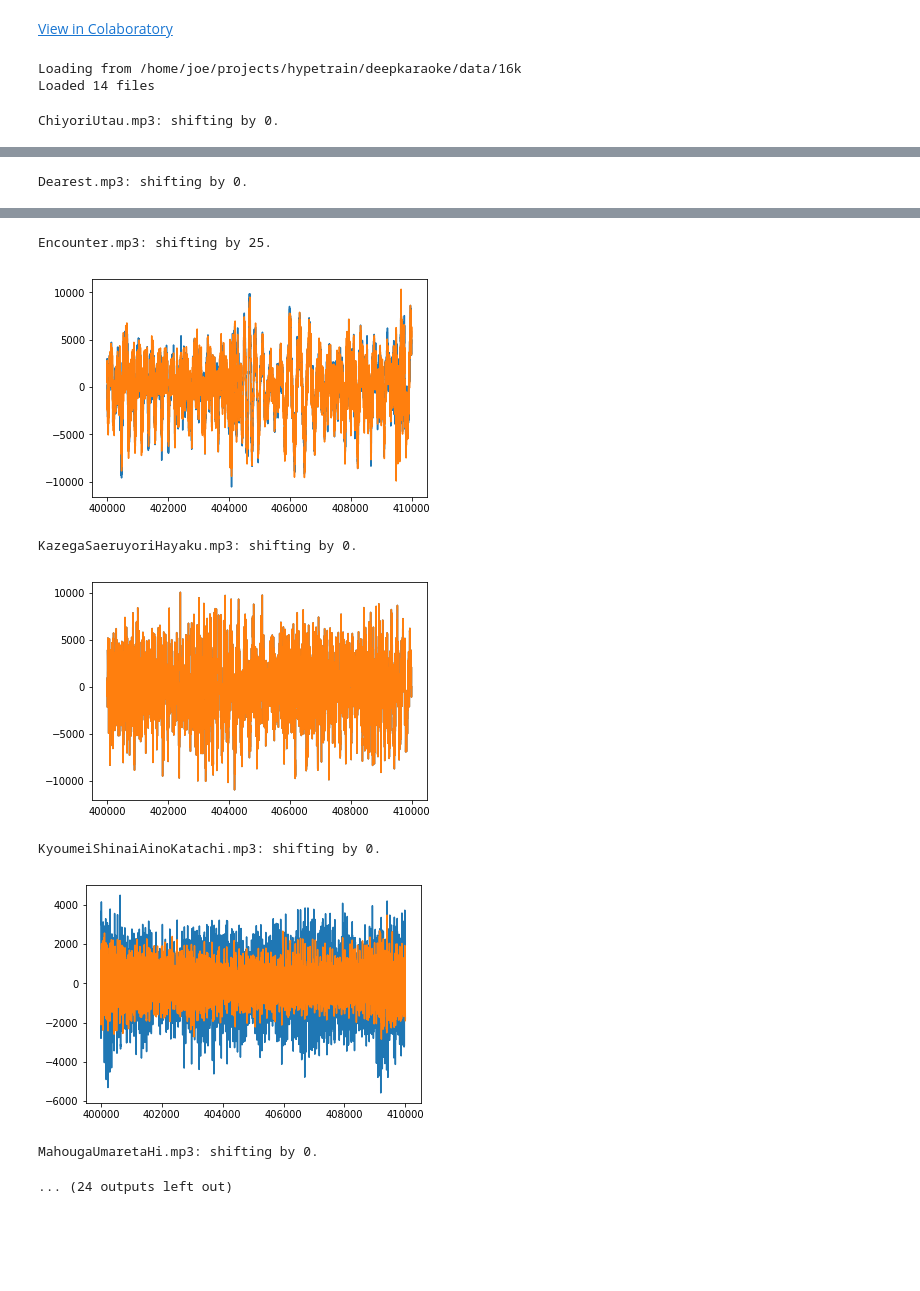
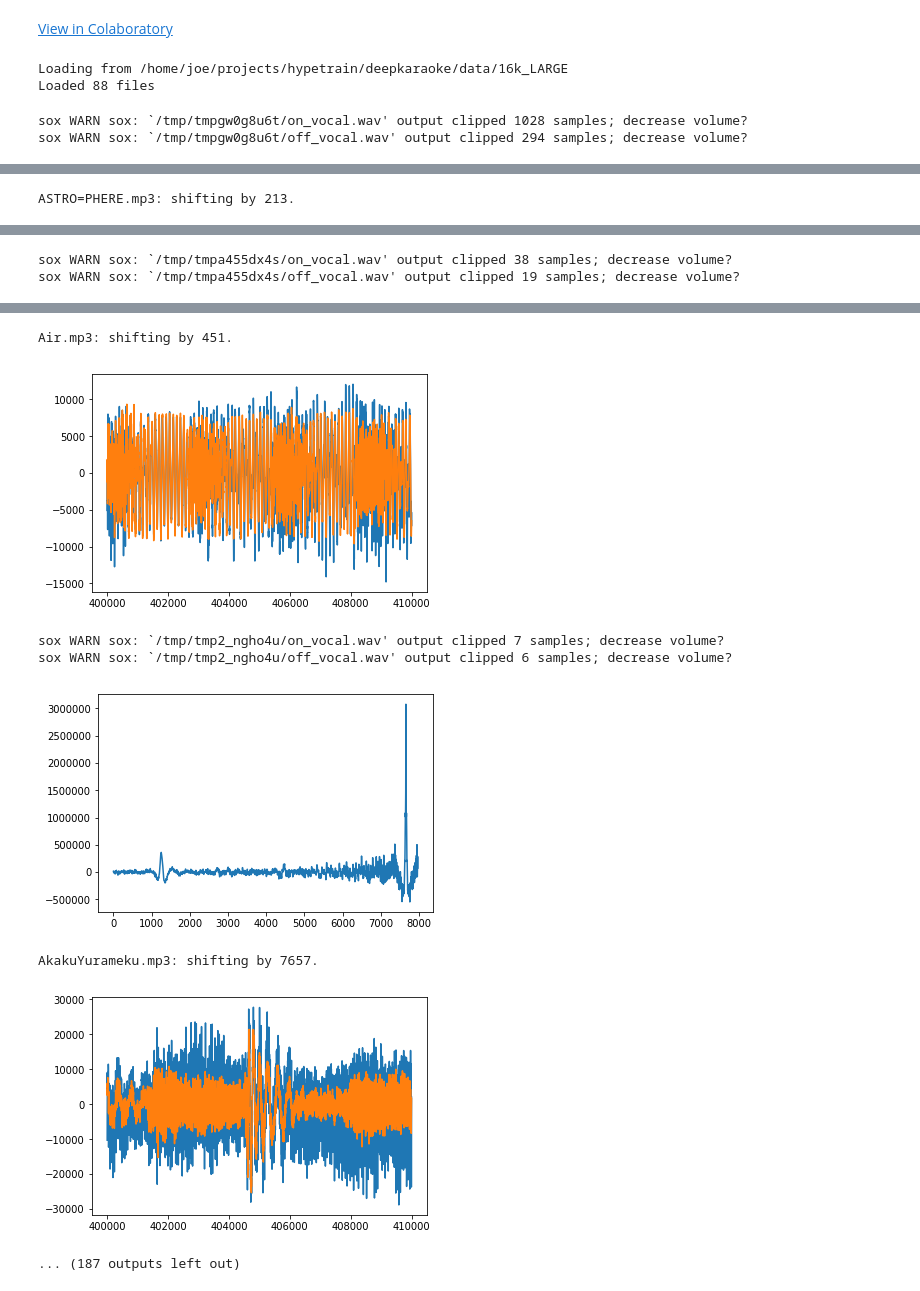
Before and after one commit to hypetrainai/hypetrain, a Jupyter notebook: deepkaraoke/karaoke_mp3_preprocess.ipynb, the cells around one changed output, grey strips where cells are left out. Drawn from its saved outputs; the diff is of its cells as text; code cells hidden in the pictures; blank space fills up the shorter version.

```diff
--- a/deepkaraoke/karaoke_mp3_preprocess.ipynb
+++ b/deepkaraoke/karaoke_mp3_preprocess.ipynb
@@ -15,7 +15,7 @@ import tempfile
 #@title Parse data dir for *.mp3 and *_OffVocal.mp3
 
 SAMPLING_RATE = 16000
-data_dir = 'data/16k' #@param
+data_dir = 'data/16k_LARGE' #@param
 data_dir = Path.resolve(Path(data_dir))
 print('Loading from', data_dir)
 
@@ -23,8 +23,8 @@ off_vocal_files = sorted([str(f.as_posix()) for f in data_dir.glob('*_OffVocal.m
 on_vocal_files = [f.replace('_OffVocal', '') for f in off_vocal_files]
 print('Loaded %d files' % len(off_vocal_files))
 # %% [output]
-Loading from /home/joe/projects/hypetrain/deepkaraoke/data/16k
-Loaded 14 files
+Loading from /home/joe/projects/hypetrain/deepkaraoke/data/16k_LARGE
+Loaded 88 files
 # %%
 def FindInSeq(seq, pattern):
   """Finds 'pattern' in 'seq'.
@@ -46,7 +46,7 @@ def FindInSeq(seq, pattern):
   """
   if len(pattern) > len(seq):
     raise ValueError('pattern must be no longer than seq.')
-  if len(seq) - len(pattern) > 3 * SAMPLING_RATE:
+  if len(seq) - len(pattern) > 5 * SAMPLING_RATE:
     raise ValueError('pattern must not be too much shorter than seq.')
 
   seq = seq / np.std(seq)
@@ -59,6 +59,9 @@ def FindInSeq(seq, pattern):
 # %%
 all_data = []
 for on_vocal, off_vocal in zip(on_vocal_files, off_vocal_files):
+  songfilename = os.path.basename(on_vocal)
+  #if 'Metemp' not in songfilename:
+  #      continue
   tmpdir = tempfile.mkdtemp()
   filename = Path(os.path.join(tmpdir, 'on_vocal.wav')).as_posix()
   !sox "$on_vocal" "$filename"
@@ -75,11 +78,32 @@ for on_vocal, off_vocal in zip(on_vocal_files, off_vocal_files):
   if len(b) > len(a):
     a, b = b, a
     swapped = True
+  thres=5000
+  a_zero_noise_length = np.sort(np.where(a>200)[0])[0]
+  b_zero_noise_length = np.sort(np.where(b>200)[0])[0]
+  diff = b_zero_noise_length - a_zero_noise_length
+  #a = np.concatenate([a,np.zeros(500)],0)
+  #b = b[500:]
+  shorten_b_list = ['MetempsychosisBlossoms.mp3', 'JedarunoKaikou.mp3']
+  pad_a_list = ['TrickorDream.mp3', 'Moonscraper.mp3', 'HalloweenNightParade.mp3']
+  padded = False
+  if songfilename in shorten_b_list:
+      b = b[500:]
+  elif songfilename in pad_a_list:
+      a = np.concatenate([a,np.zeros(500).astype(np.int16)],0)
+      print(type(a[0]))
+      padded = True
+  elif b_zero_noise_length > a_zero_noise_length and diff<5000:
+      b = b[min(diff+500, b_zero_noise_length):]
+
 
   shift = FindInSeq(a, b)
   print('%s: shifting by %d.' % (os.path.basename(on_vocal), shift))
-
+  if padded:
+      a = a[:-500]
   a = a[shift:shift+len(b)]
+  if len(a) < len(b):
+        b = b[:len(a)]
   if swapped:
     a, b = b, a
   data_on, data_off = a, b
@@ -91,5 +115,8 @@ for on_vocal, off_vocal in zip(on_vocal_files, off_vocal_files):
   plt.plot(range(start, start + plot_len, step), data_on[start:start+plot_len:step], label="data_on")
   plt.plot(range(start, start + plot_len, step), data_off[start:start+plot_len:step], label="data_off")
   plt.show()
+
+  #CHECK RIGURUSU NTHSPRING
 # %% [output]
-ChiyoriUtau.mp3: shifting by 0.
+sox WARN sox: `/tmp/tmpgw0g8u6t/on_vocal.wav' output clipped 1028 samples; decrease volume?
+sox WARN sox: `/tmp/tmpgw0g8u6t/off_vocal.wav' output clipped 294 samples; decrease volume?
@@ -97 +124 @@ ChiyoriUtau.mp3: shifting by 0.
-Dearest.mp3: shifting by 0.
+ASTRO=PHERE.mp3: shifting by 213.
@@ -98,0 +126,2 @@ Dearest.mp3: shifting by 0.
+sox WARN sox: `/tmp/tmpa455dx4s/on_vocal.wav' output clipped 38 samples; decrease volume?
+sox WARN sox: `/tmp/tmpa455dx4s/off_vocal.wav' output clipped 19 samples; decrease volume?
@@ -100,8 +129,8 @@ Dearest.mp3: shifting by 0.
-Encounter.mp3: shifting by 25.
+Air.mp3: shifting by 451.
-[figure, old version]
+[figure, new version]
-KazegaSaeruyoriHayaku.mp3: shifting by 0.
+sox WARN sox: `/tmp/tmp2_ngho4u/on_vocal.wav' output clipped 7 samples; decrease volume?
+sox WARN sox: `/tmp/tmp2_ngho4u/off_vocal.wav' output clipped 6 samples; decrease volume?
-[figure, old version]
+[figure, new version]
-KyoumeiShinaiAinoKatachi.mp3: shifting by 0.
+AkakuYurameku.mp3: shifting by 7657.
-[figure, old version]
+[figure, new version]
-MahougaUmaretaHi.mp3: shifting by 0.
-... (24 outputs left out)
+... (187 outputs left out)
```
Also changed, not shown: parts of 6 cells of this notebook.
